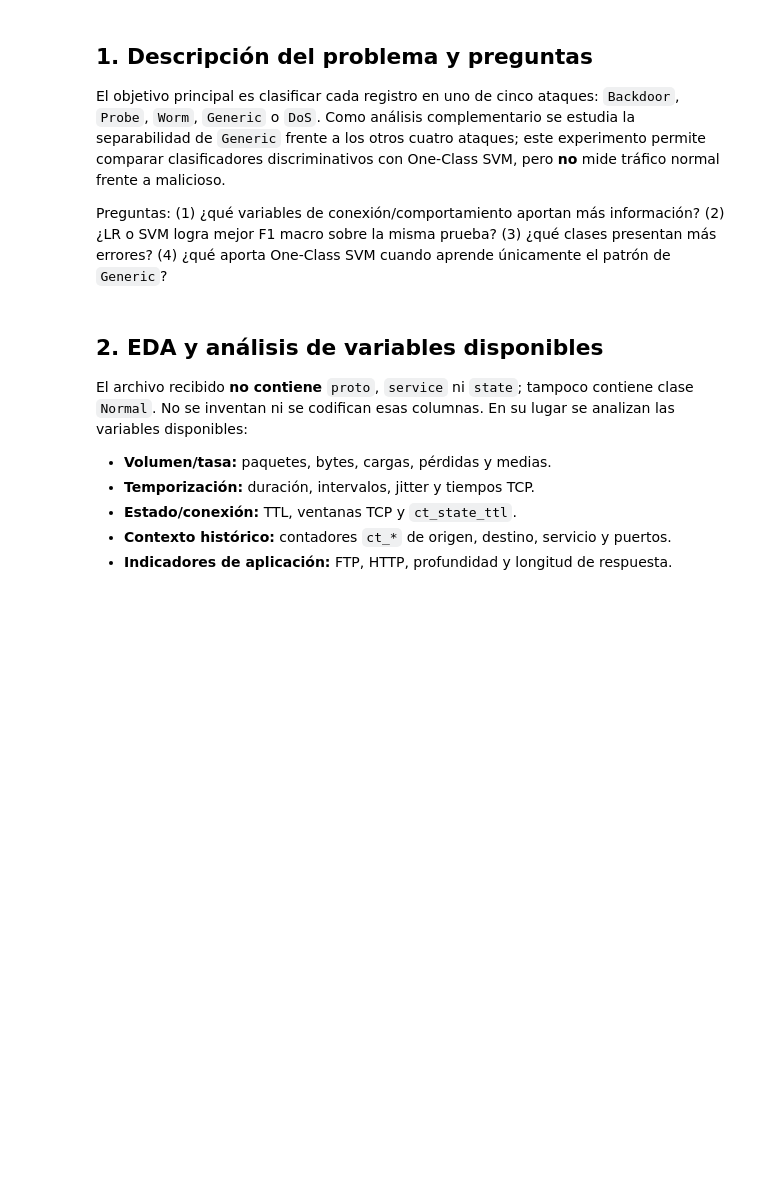
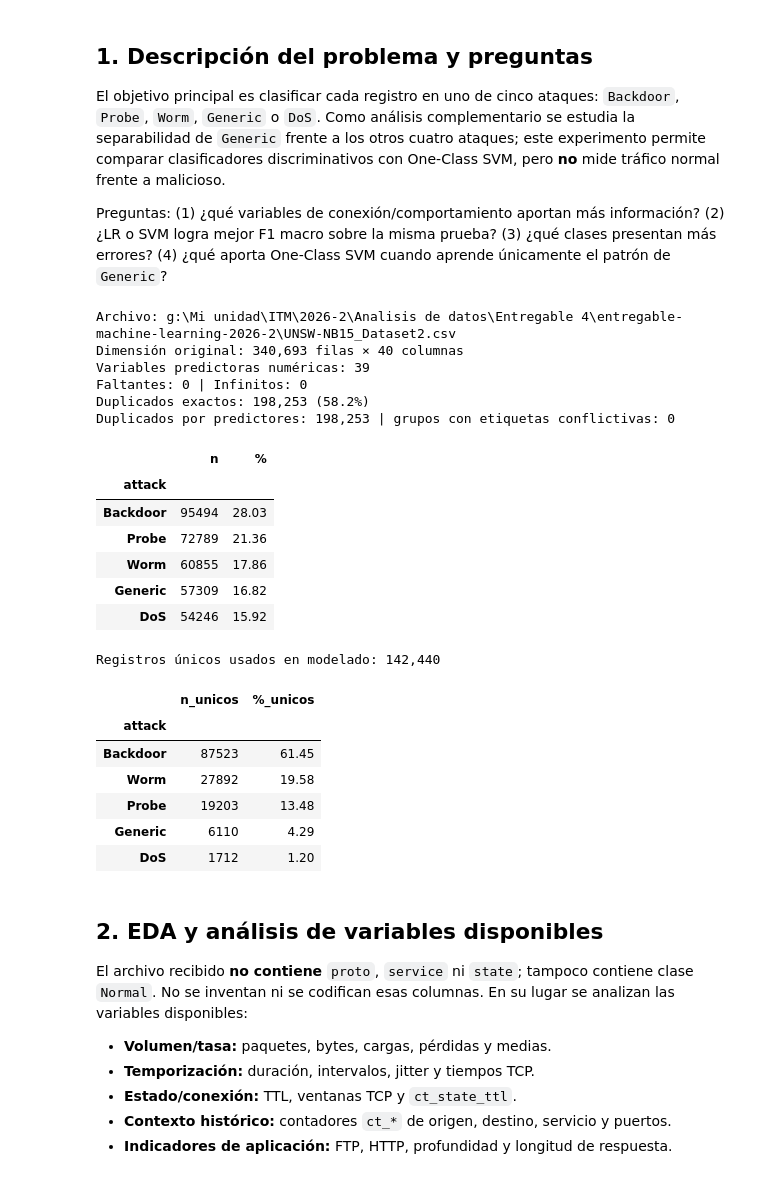
Before and after one commit to Leoces95/entregable-machine-learning-2026-2, a Jupyter notebook: 01_supervisado_unsw_nb15.ipynb, the cells around one changed output. Cells and saved outputs as stored; diff of their text form; code cells hidden in the pictures; blank space fills up the shorter version.

```diff
--- a/01_supervisado_unsw_nb15.ipynb
+++ b/01_supervisado_unsw_nb15.ipynb
@@ -129,27 +131,61 @@ One-Class SVM cuando aprende únicamente el patrón de `Generic`?
 # %%
 t0 = time.time()
 DATA_PATH = locate_dataset()
 df_raw = pd.read_csv(DATA_PATH)
 TARGET = "attack"
 FEATURES = [c for c in df_raw.columns if c != TARGET]
 EXPECTED_CLASSES = ["Backdoor", "Probe", "Worm", "Generic", "DoS"]
 
 assert TARGET in df_raw.columns
 assert len(FEATURES) == 39
 assert set(df_raw[TARGET].unique()) == set(EXPECTED_CLASSES)
 assert all(pd.api.types.is_numeric_dtype(df_raw[c]) for c in FEATURES)
 
 class_counts_raw = df_raw[TARGET].value_counts()
 missing_total = int(df_raw.isna().sum().sum())
 inf_total = int(np.isinf(df_raw[FEATURES].to_numpy()).sum())
+exact_duplicates = int(df_raw.duplicated().sum())
+feature_duplicates = int(df_raw.duplicated(subset=FEATURES).sum())
+conflicting_feature_groups = int(
+    (df_raw.groupby(FEATURES, sort=False, dropna=False)[TARGET].nunique() > 1).sum()
+)
 
 print(f"Archivo: {DATA_PATH}")
 print(f"Dimensión original: {df_raw.shape[0]:,} filas × {df_raw.shape[1]} columnas")
 print(f"Variables predictoras numéricas: {len(FEATURES)}")
 print(f"Faltantes: {missing_total:,} | Infinitos: {inf_total:,}")
+print(f"Duplicados exactos: {exact_duplicates:,} ({exact_duplicates/len(df_raw):.1%})")
+print(f"Duplicados por predictores: {feature_duplicates:,} | grupos con etiquetas conflictivas: {conflicting_feature_groups}")
 display(pd.DataFrame({"n": class_counts_raw, "%": (100 * class_counts_raw / len(df_raw)).round(2)}))
 
-df = df_raw.copy()
+# Los duplicados exactos producirían el mismo vector en train y test y sobreestimarían la generalización.
+# Se conservan en el EDA para describir el archivo recibido, pero se eliminan antes de modelar.
+df = df_raw.drop_duplicates().reset_index(drop=True)
+class_counts_unique = df[TARGET].value_counts()
+print(f"Registros únicos usados en modelado: {len(df):,}")
+display(pd.DataFrame({"n_unicos": class_counts_unique, "%_unicos": (100 * class_counts_unique / len(df)).round(2)}))
+# %% [output]
+Archivo: g:\Mi unidad\ITM\2026-2\Analisis de datos\Entregable 4\entregable-machine-learning-2026-2\UNSW-NB15_Dataset2.csv
+Dimensión original: 340,693 filas × 40 columnas
+Variables predictoras numéricas: 39
+Faltantes: 0 | Infinitos: 0
+Duplicados exactos: 198,253 (58.2%)
+Duplicados por predictores: 198,253 | grupos con etiquetas conflictivas: 0
+|  | n | % |
+| attack |  |  |
+| Backdoor | 95494 | 28.03 |
+| Probe | 72789 | 21.36 |
+| Worm | 60855 | 17.86 |
+| Generic | 57309 | 16.82 |
+| DoS | 54246 | 15.92 |
+Registros únicos usados en modelado: 142,440
+|  | n_unicos | %_unicos |
+| attack |  |  |
+| Backdoor | 87523 | 61.45 |
+| Worm | 27892 | 19.58 |
+| Probe | 19203 | 13.48 |
+| Generic | 6110 | 4.29 |
+| DoS | 1712 | 1.20 |
 # %% [markdown]
 ## 2. EDA y análisis de variables disponibles
 
```
Also changed, not shown: parts of 22 cells of this notebook, 45 other files.
